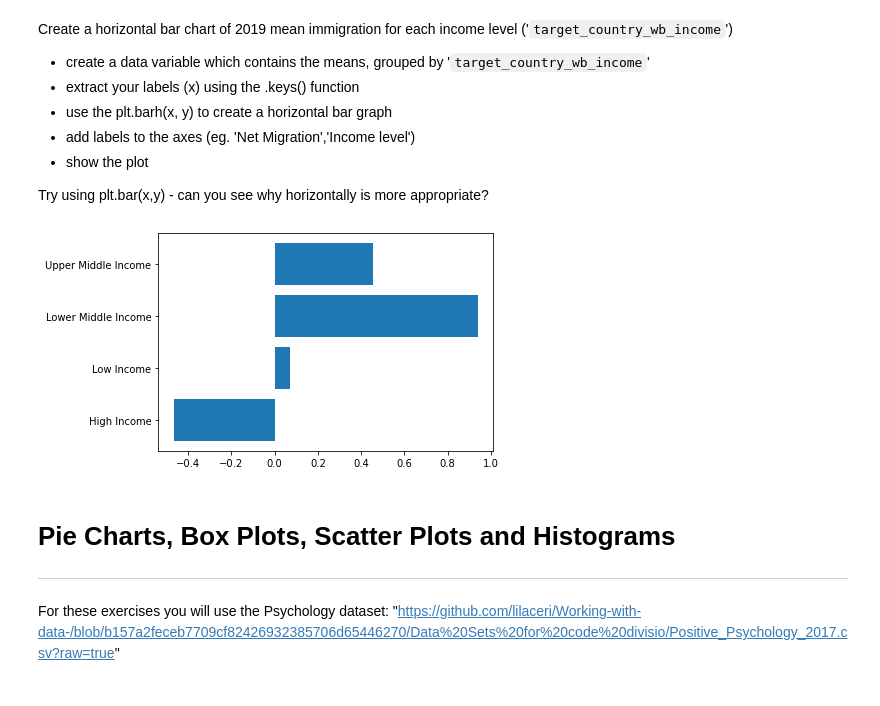
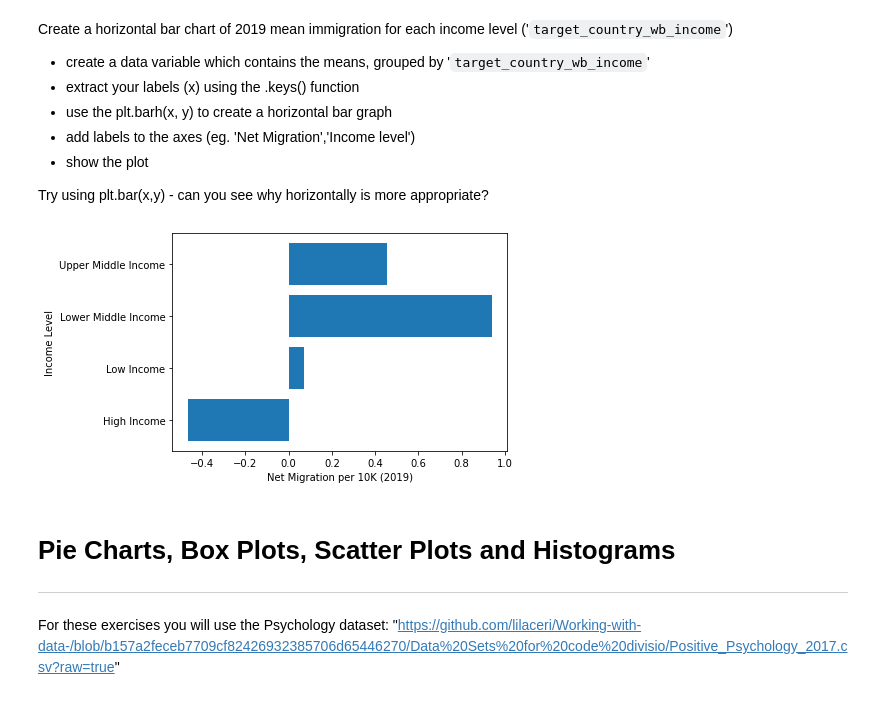
Before and after one commit to NatFT/PythonCourse, a Jupyter notebook: Ex_Visualisation_with_matplotlib.ipynb, the cells around one changed output. Cells and saved outputs as stored; diff of their text form; code cells hidden in the pictures.

```diff
--- a/Ex_Visualisation_with_matplotlib.ipynb
+++ b/Ex_Visualisation_with_matplotlib.ipynb
@@ -134,12 +135,13 @@ Try using plt.bar(x,y) - can you see why horizontally is more appropriate?
 # %%
 income = country_migration.groupby(['target_country_wb_income']).mean()
 net_2019 = income['net_per_10K_2019']
 labels = net_2019.keys()
 plt.barh(labels, net_2019)
+plt.xlabel('Net Migration per 10K (2019)')
+plt.ylabel('Income Level')
 plt.show()
-#**INCORRECT VALUES**
 # %% [output]
-[figure, old version]
+[figure, new version]
 # %% [markdown]
 # Pie Charts, Box Plots, Scatter Plots and Histograms
 ---
```
Also changed, not shown: parts of 3 cells of this notebook.
